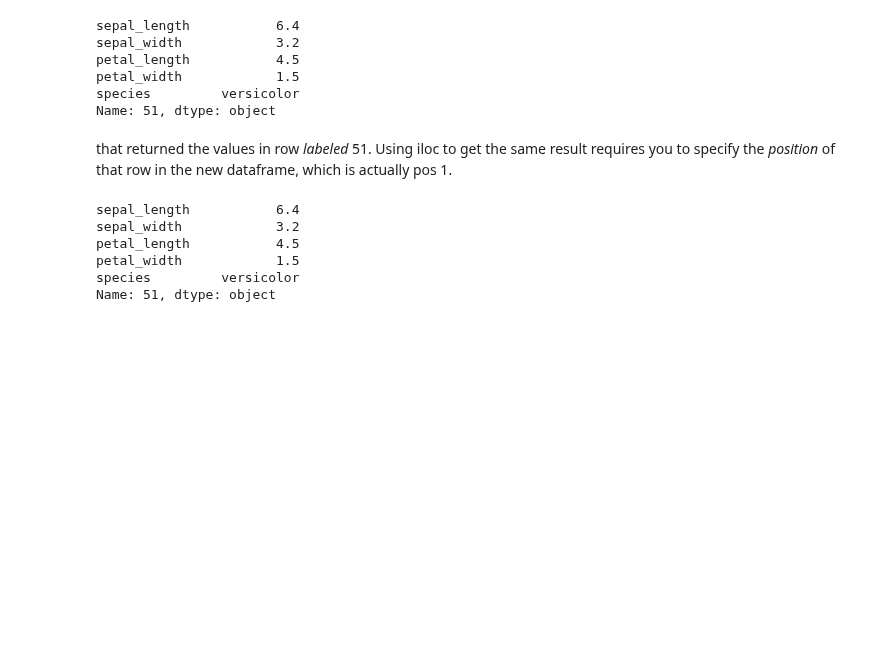
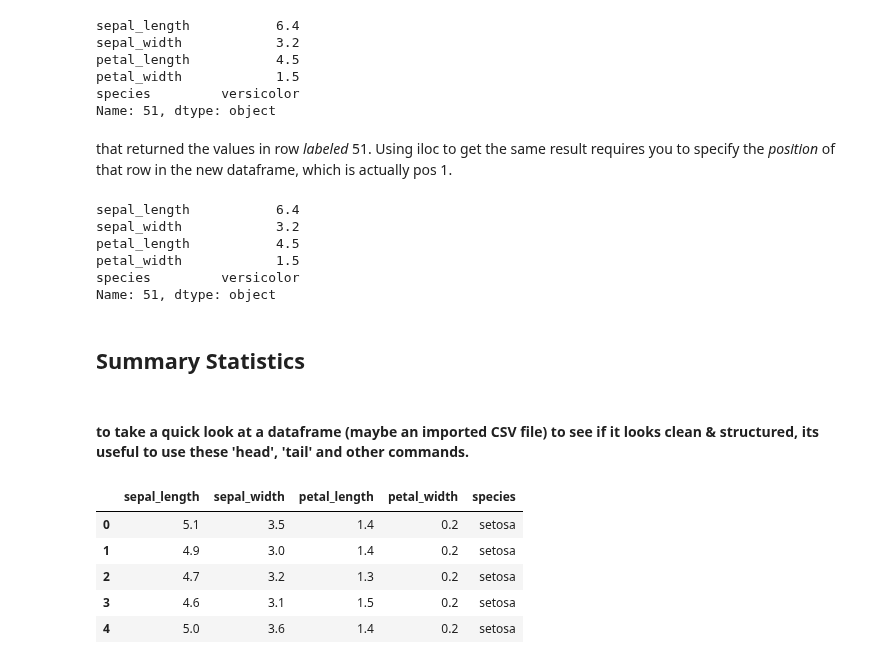
Before and after one commit to Aqua5lad/numpy-random-assignment, a Jupyter notebook: numpy-random.ipynb, the cells around one changed output. Cells and saved outputs as stored; diff of their text form; code cells hidden in the pictures; blank space fills up the shorter version.

```diff
--- a/numpy-random.ipynb
+++ b/numpy-random.ipynb
@@ -453,3 +453,16 @@ petal_length           4.5
 petal_width            1.5
 species         versicolor
 Name: 51, dtype: object
+# %% [markdown]
+## Summary Statistics
+# %% [markdown]
+#### to take a quick look at a dataframe (maybe an imported CSV file) to see if it looks clean & structured, its useful to use these 'head', 'tail' and other commands.
+# %%
+df.head()
+# %% [output]
+|  | sepal_length | sepal_width | petal_length | petal_width | species |
+| 0 | 5.1 | 3.5 | 1.4 | 0.2 | setosa |
+| 1 | 4.9 | 3.0 | 1.4 | 0.2 | setosa |
+| 2 | 4.7 | 3.2 | 1.3 | 0.2 | setosa |
+| 3 | 4.6 | 3.1 | 1.5 | 0.2 | setosa |
+| 4 | 5.0 | 3.6 | 1.4 | 0.2 | setosa |
```
Also changed, not shown: parts of 10 cells of this notebook.
